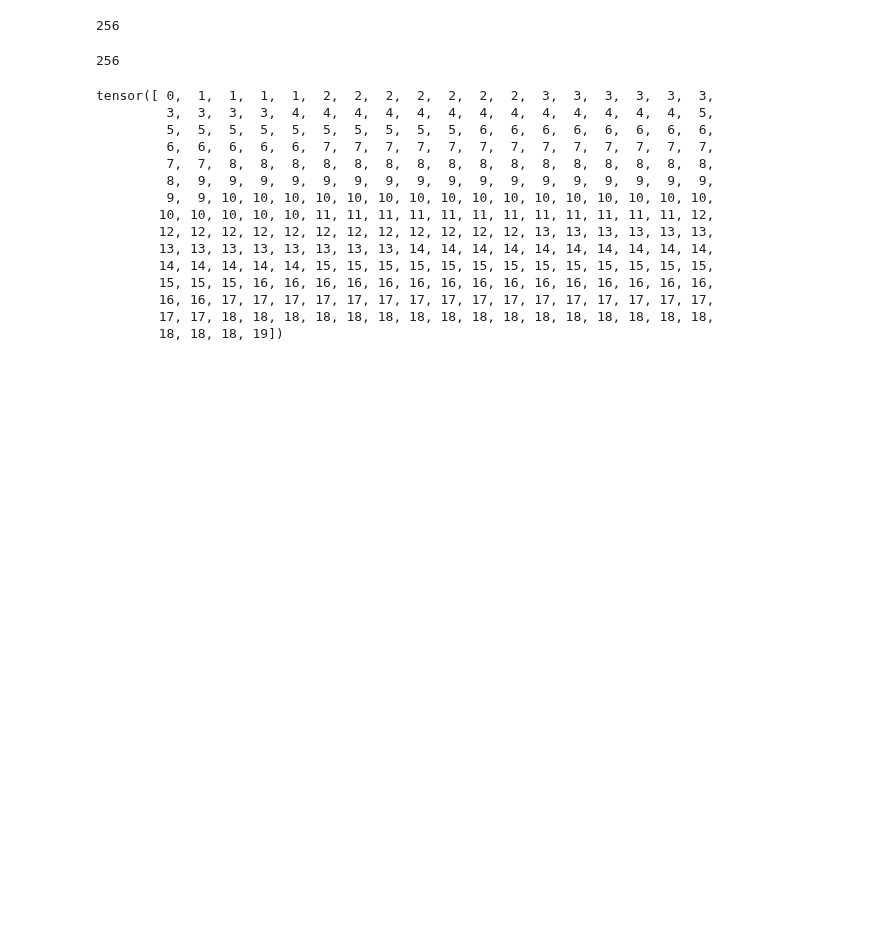
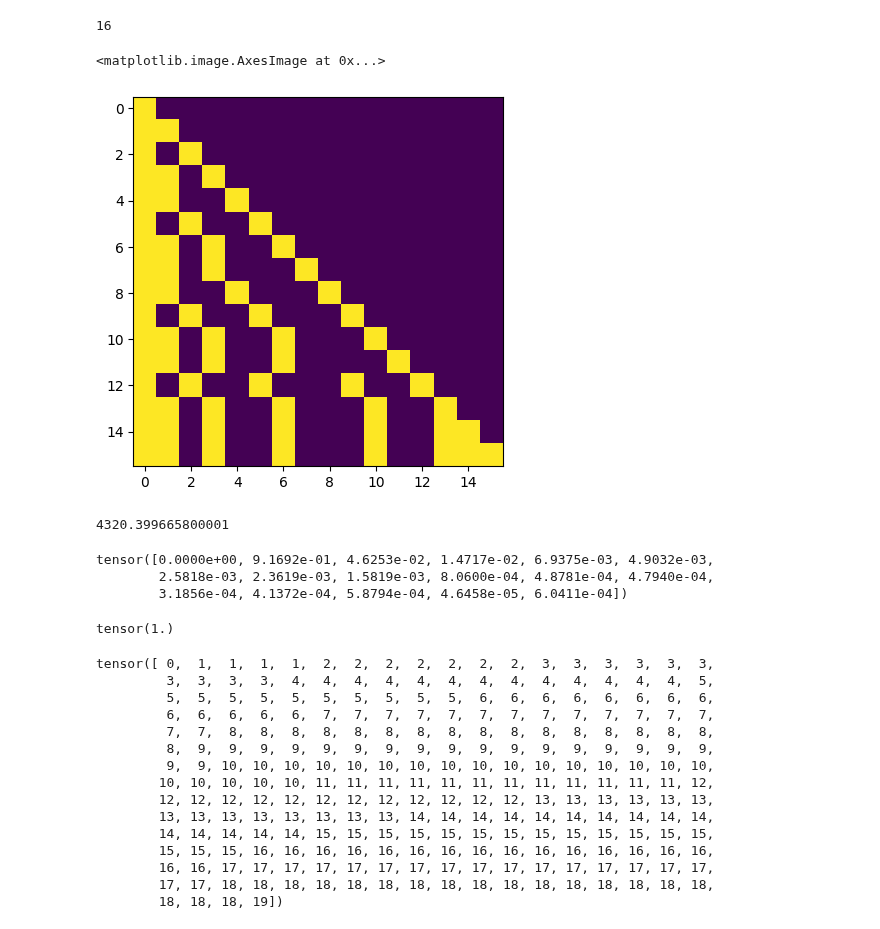
Before and after one commit to ranonrkm/TriForce-legacy, a Jupyter notebook: apps/tree.ipynb, the cells around one changed output. Cells and saved outputs as stored; diff of their text form; code cells hidden in the pictures; blank space fills up the shorter version.

```diff
--- a/apps/tree.ipynb
+++ b/apps/tree.ipynb
@@ -1,6 +1,6 @@
 # %%
 import torch
-path = '/home/hanshis/workspace/Sequoia/256.pt'
+path = '../tree/16.pt'
 # '/home/hanshis/workspace/Sequoia/acceptance-rate-vector.pt'
 grow_map = torch.load(path)
 tree_size = grow_map["size"]
@@ -9,8 +9,31 @@ idx_lists = grow_map["roots"]
 branch_lists = grow_map['branches']
 draft_step = len(grow_map["roots"])
 # %% [output]
-256
+16
-# %%
-grow_map["size"]
-# %% [output]
-256
+# %%
+from matplotlib import pyplot as plt
+
+plt.imshow(grow_map['mask'].cpu().numpy())
+# %% [output]
+<matplotlib.image.AxesImage at 0x...>
+[figure, added]
+# %%
+import numpy as np
+a = [1.1671e+03, 5.5160e+01, 2.3447e+01, 1.0817e+01, 6.1169e+00, 4.9601e+00,
+        2.6400e+00, 1.8504e+00, 4.3171e-01, 1.2444e-01, 1.0365e+00, 6.9434e-01,
+        3.3747e-01, 2.7893e-01, 1.8333e-01, 1.1679e+00]
+b= [9.2685e+02, 5.0658e+01, 1.3618e+01, 6.8209e+00, 6.6987e+00, 2.0474e+00,
+        2.1647e+00, 7.1520e-02, 1.6149e+00, 8.4278e-01, 2.2229e-01, 3.4988e-01,
+        2.1179e-02, 1.2241e-01, 7.4153e-03, 1.4421e+00]
+c = [9.3422e+02, 4.6492e+01, 1.2932e+01, 6.5814e+00, 2.7796e+00, 2.1300e+00,
+        4.5231e+00, 2.6194e+00, 4.8717e-02, 2.5419e-01, 1.2373e-01, 2.6934e-01,
+        1.3332e+00, 1.1292e+00, 0.0000e+00, 0.0000e+00]
+d = [9.3329e+02, 4.7522e+01, 1.3585e+01, 5.7536e+00, 5.5888e+00, 2.0169e+00,
+        8.7656e-01, 2.2931e+00, 1.3869e+00, 8.8611e-01, 6.8869e-01, 6.2765e-02,
+        9.5598e-02, 1.0096e+00, 9.9715e-03, 0.0000e+00]
+
+a = np.array(a) + np.array(b) + np.array(c) + np.array(d)
+print(a.sum())
+a = a / a.sum()
+# %% [output]
+4320.399665800001
@@ -16,0 +44,10 @@ grow_map["size"]
+# %%
+x
+# %% [output]
+tensor([0.0000e+00, 9.1692e-01, 4.6253e-02, 1.4717e-02, 6.9375e-03, 4.9032e-03,
+        2.5818e-03, 2.3619e-03, 1.5819e-03, 8.0600e-04, 4.8781e-04, 4.7940e-04,
+        3.1856e-04, 4.1372e-04, 5.8794e-04, 4.6458e-05, 6.0411e-04])
+# %%
+x.sum()
+# %% [output]
+tensor(1.)
```
Also changed, not shown: parts of 2 cells of this notebook, 33 other files.
